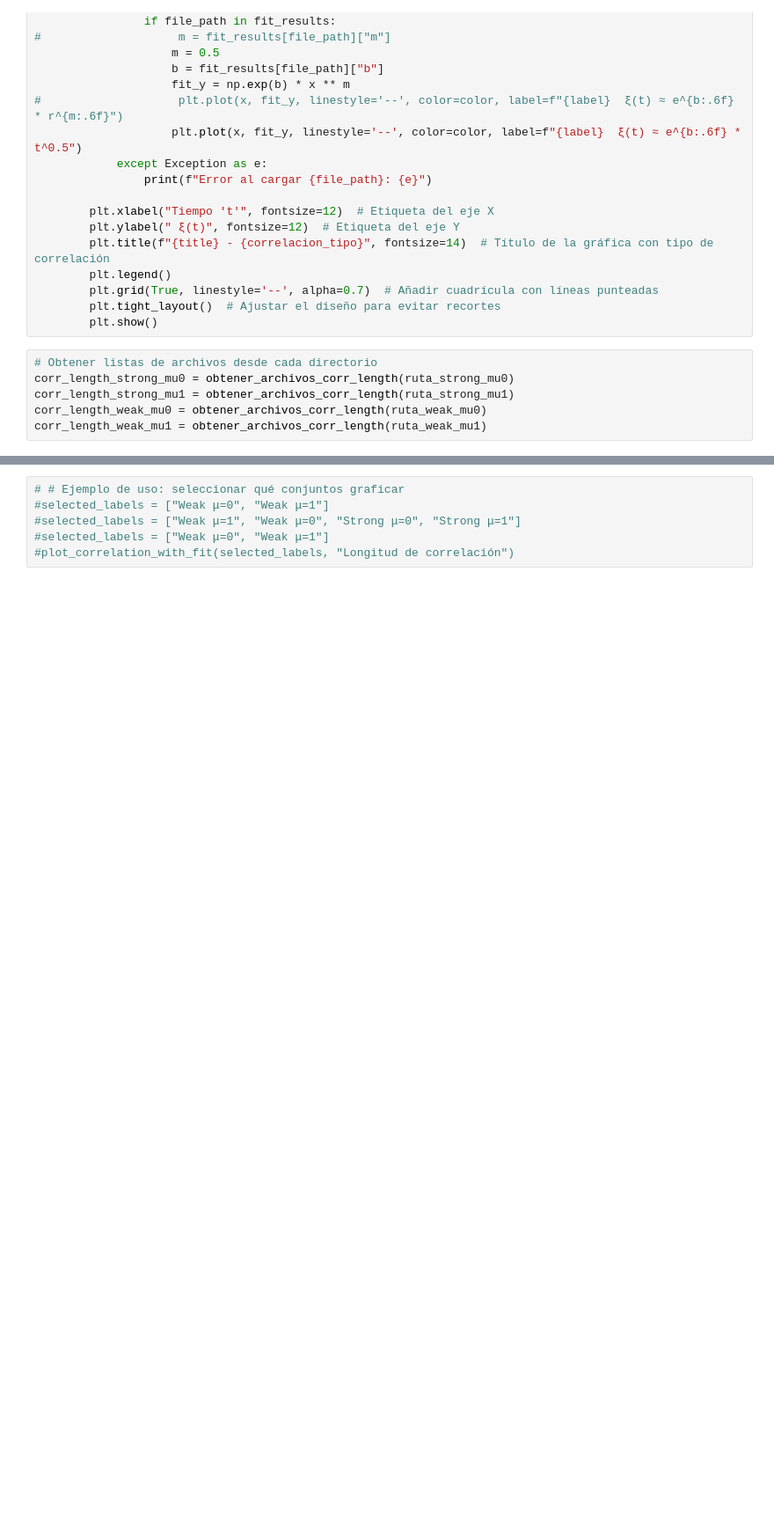
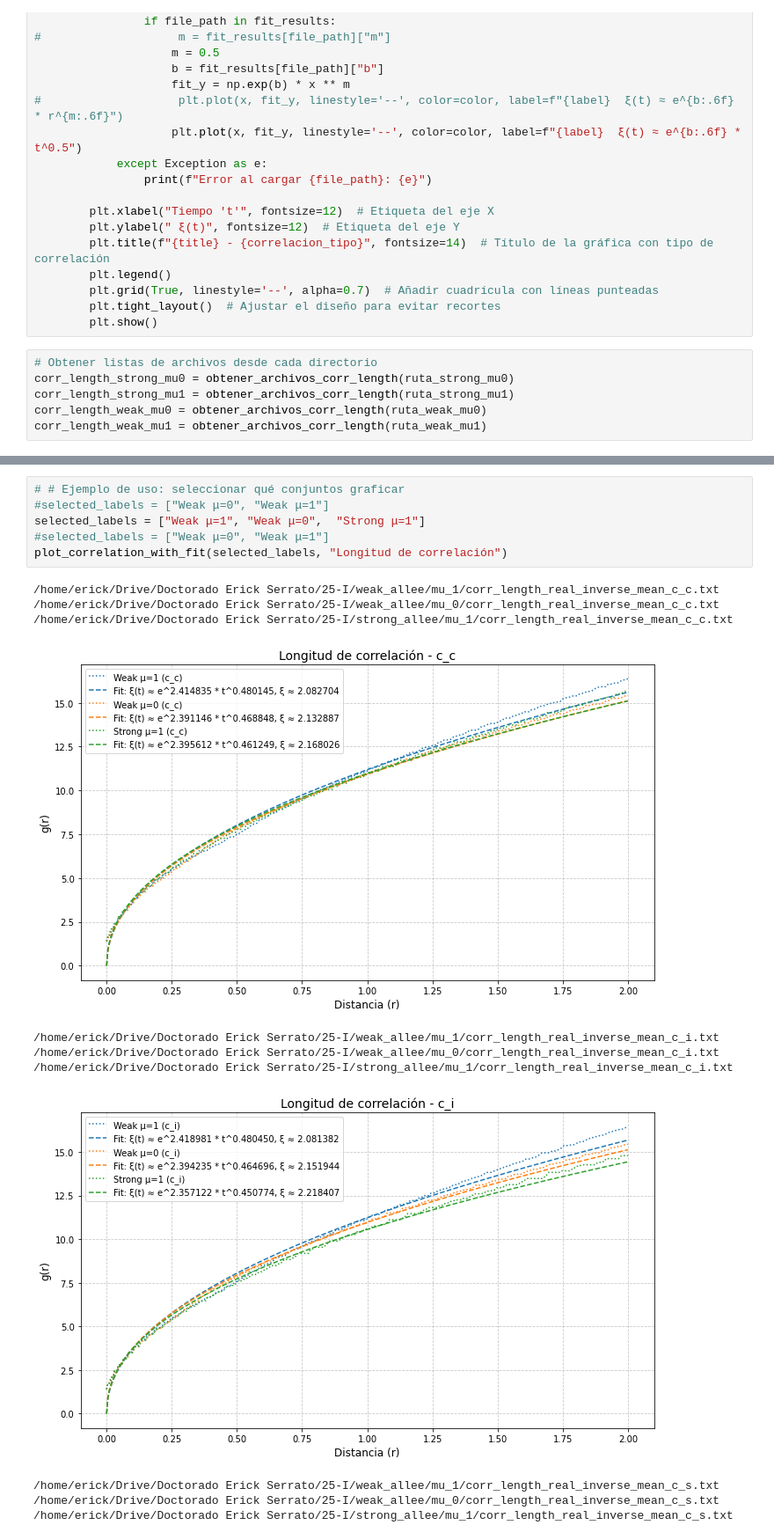
Before and after one commit to ErickSerrato631/doctorado_efsg, a Jupyter notebook: new_model_10112024/Strong Allee/correlation_comparison.ipynb, the cells around one changed output, grey strips where cells are left out. Shown at 88% size. Saved outputs shown, nothing was run; the diff lists cells and outputs as text; blank space fills up the shorter version.

```diff
--- a/new_model_10112024/Strong Allee/correlation_comparison.ipynb
+++ b/new_model_10112024/Strong Allee/correlation_comparison.ipynb
@@ -329,6 +348,18 @@ corr_length_strong_mu1
 # %%
 # # Ejemplo de uso: seleccionar qué conjuntos graficar
 #selected_labels = ["Weak μ=0", "Weak μ=1"]
-#selected_labels = ["Weak μ=1", "Weak μ=0", "Strong μ=0", "Strong μ=1"]
+selected_labels = ["Weak μ=1", "Weak μ=0",  "Strong μ=1"]
 #selected_labels = ["Weak μ=0", "Weak μ=1"]
-#plot_correlation_with_fit(selected_labels, "Longitud de correlación")
+plot_correlation_with_fit(selected_labels, "Longitud de correlación")
+# %% [output]
+/home/erick/Drive/Doctorado Erick Serrato/25-I/weak_allee/mu_1/corr_length_real_inverse_mean_c_c.txt
+/home/erick/Drive/Doctorado Erick Serrato/25-I/weak_allee/mu_0/corr_length_real_inverse_mean_c_c.txt
+/home/erick/Drive/Doctorado Erick Serrato/25-I/strong_allee/mu_1/corr_length_real_inverse_mean_c_c.txt
+[figure, added]
+/home/erick/Drive/Doctorado Erick Serrato/25-I/weak_allee/mu_1/corr_length_real_inverse_mean_c_i.txt
+/home/erick/Drive/Doctorado Erick Serrato/25-I/weak_allee/mu_0/corr_length_real_inverse_mean_c_i.txt
+/home/erick/Drive/Doctorado Erick Serrato/25-I/strong_allee/mu_1/corr_length_real_inverse_mean_c_i.txt
+[figure, added]
+/home/erick/Drive/Doctorado Erick Serrato/25-I/weak_allee/mu_1/corr_length_real_inverse_mean_c_s.txt
+/home/erick/Drive/Doctorado Erick Serrato/25-I/weak_allee/mu_0/corr_length_real_inverse_mean_c_s.txt
+/home/erick/Drive/Doctorado Erick Serrato/25-I/strong_allee/mu_1/corr_length_real_inverse_mean_c_s.txt
```
Also changed, not shown: parts of 7 cells of this notebook, 18 other files.
